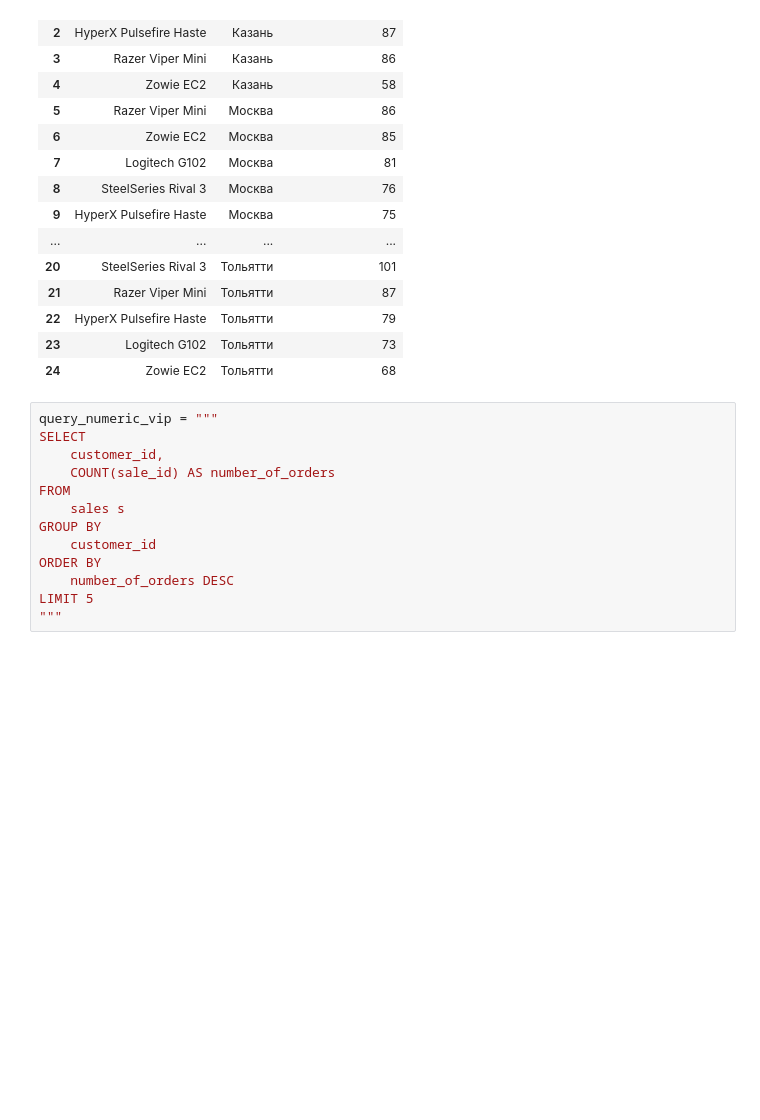
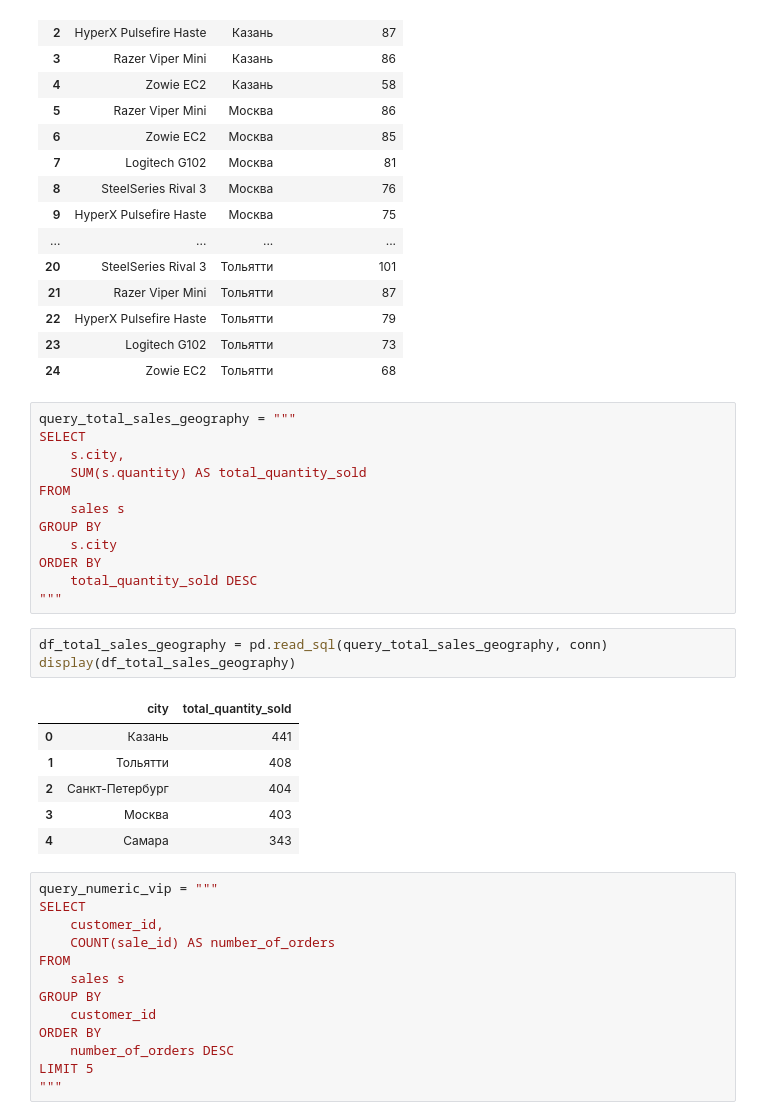
Before and after one commit to toothless66622242525/sales_analytics_for_mouse_shop, a Jupyter notebook: 03_business_analysis.ipynb, the cells around one changed output. Cells and saved outputs as stored; diff of their text form; blank space fills up the shorter version.

Commit message:
Add general sales by cities

```diff
--- a/03_business_analysis.ipynb
+++ b/03_business_analysis.ipynb
@@ -88,6 +88,28 @@ display(df_sales_geography)
 | 22 | HyperX Pulsefire Haste | Тольятти | 79 |
 | 23 | Logitech G102 | Тольятти | 73 |
 | 24 | Zowie EC2 | Тольятти | 68 |
+# %%
+query_total_sales_geography = """
+SELECT
+    s.city,
+    SUM(s.quantity) AS total_quantity_sold
+FROM
+    sales s
+GROUP BY
+    s.city
+ORDER BY
+    total_quantity_sold DESC
+"""
+# %%
+df_total_sales_geography = pd.read_sql(query_total_sales_geography, conn)
+display(df_total_sales_geography)
+# %% [output]
+|  | city | total_quantity_sold |
+| 0 | Казань | 441 |
+| 1 | Тольятти | 408 |
+| 2 | Санкт-Петербург | 404 |
+| 3 | Москва | 403 |
+| 4 | Самара | 343 |
 # %%
 query_numeric_vip = """
 SELECT
```
Also changed, not shown: parts of 1 cell of this notebook.
